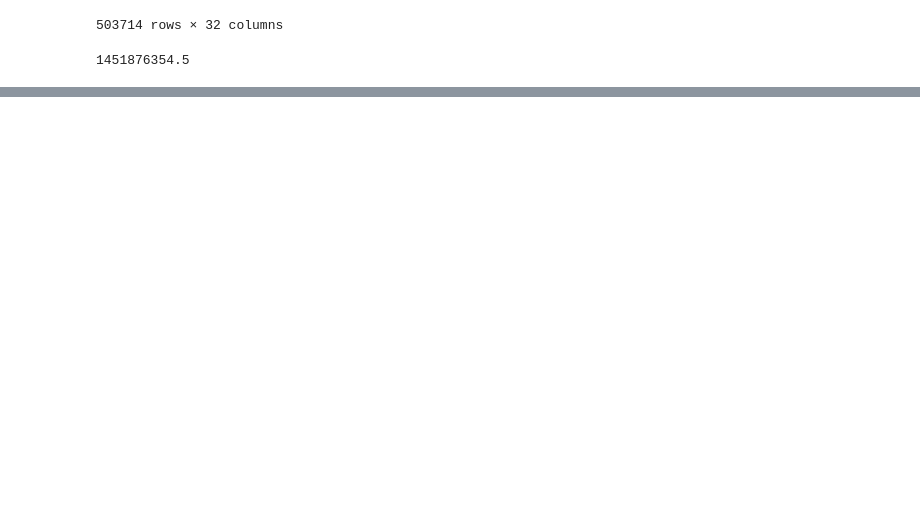
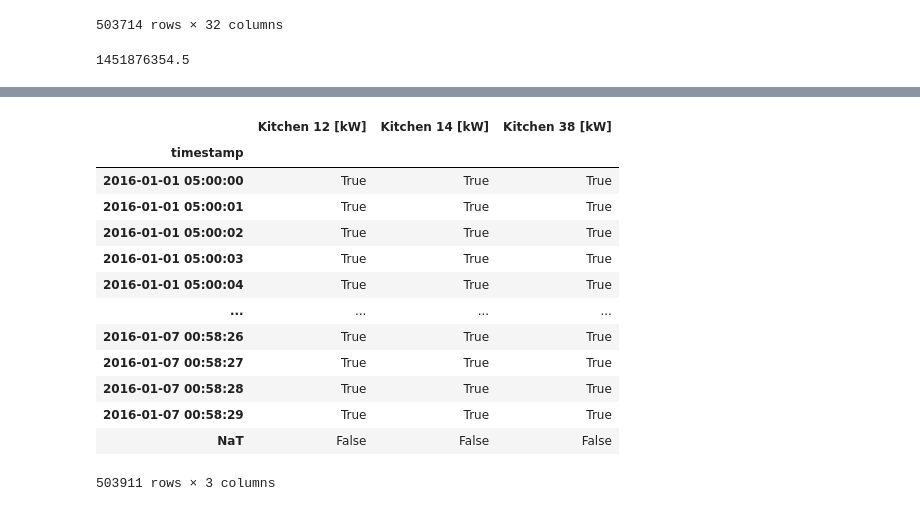
Before and after one commit to mailech/SmartEnergy-Consumption, a Jupyter notebook: Data.ipynb, the cells around one changed output, grey strips where cells are left out. Drawn from its saved outputs; the diff is of its cells as text; code cells hidden in the pictures; blank space fills up the shorter version.

```diff
--- a/Data.ipynb
+++ b/Data.ipynb
@@ -102,0 +103,22 @@ df
+# %%
+kitchen_cols = ['Dishwasher','Microwave','Fridge','Kitchen 12 [kW]','Kitchen 14 [kW]','Kitchen 38 [kW]']
+available_cols = [c for c in kitchen_cols if c in df.columns]
+df_kitchen = df[available_cols]
+df_kitchen.sum()
+df_kitchen
+df_kitchen.notnull()
+# %% [output]
+|  | Kitchen 12 [kW] | Kitchen 14 [kW] | Kitchen 38 [kW] |
+| timestamp |  |  |  |
+| 2016-01-01 05:00:00 | True | True | True |
+| 2016-01-01 05:00:01 | True | True | True |
+| 2016-01-01 05:00:02 | True | True | True |
+| 2016-01-01 05:00:03 | True | True | True |
+| 2016-01-01 05:00:04 | True | True | True |
+| ... | ... | ... | ... |
+| 2016-01-07 00:58:26 | True | True | True |
+| 2016-01-07 00:58:27 | True | True | True |
+| 2016-01-07 00:58:28 | True | True | True |
+| 2016-01-07 00:58:29 | True | True | True |
+| NaT | False | False | False |
+503911 rows × 3 columns
```
Also changed, not shown: parts of 2 cells of this notebook.
